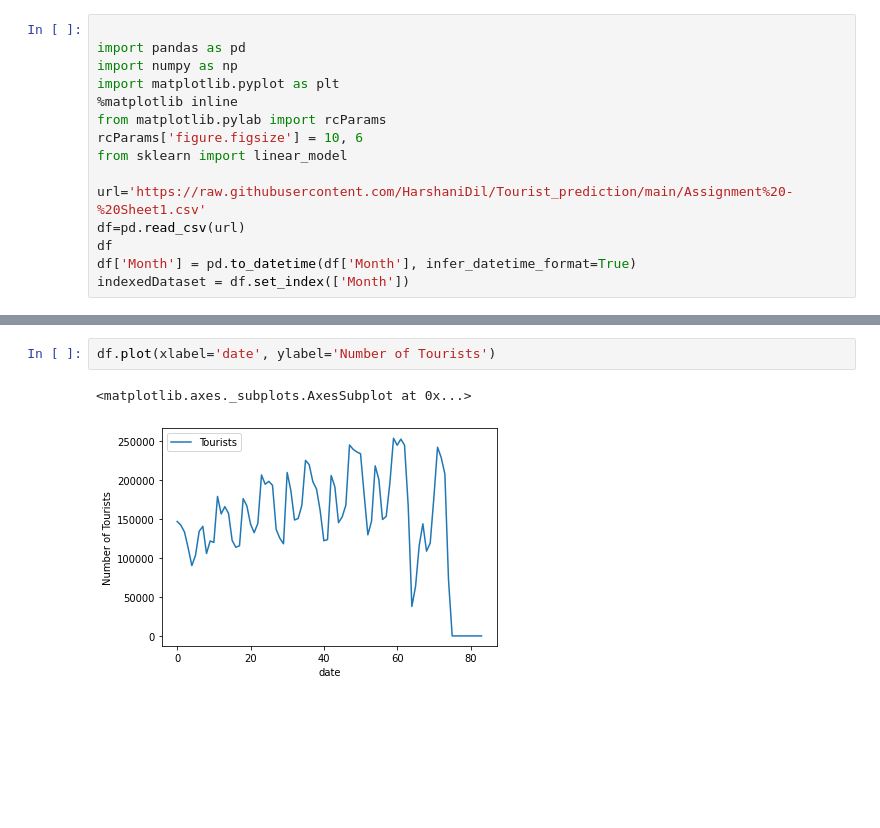
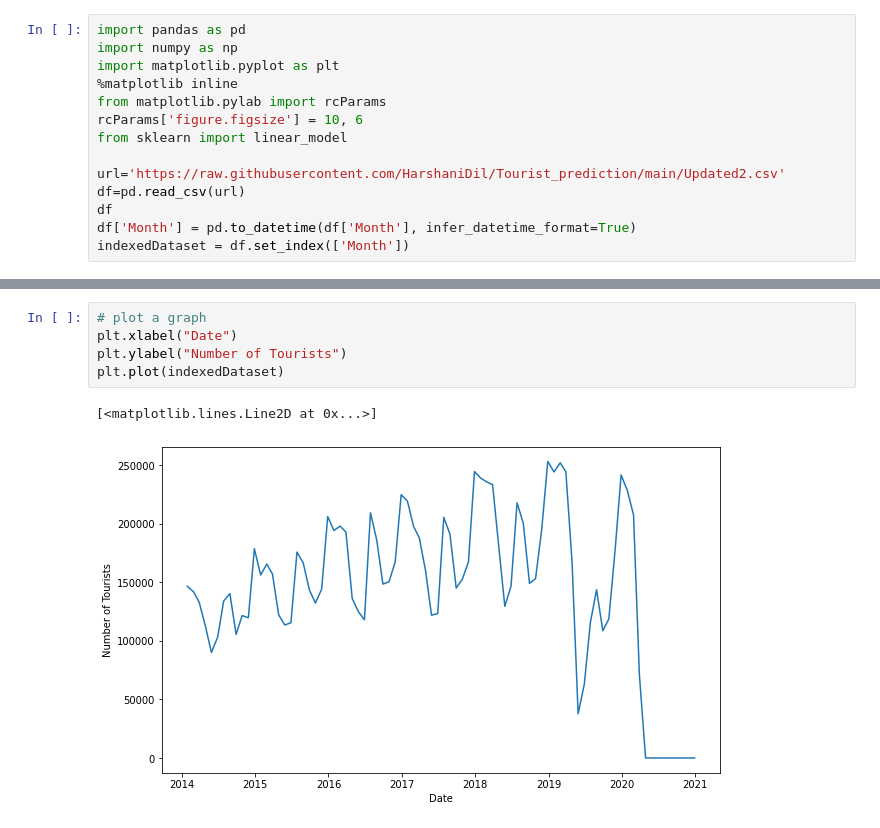
Before and after one commit to HarshaniDil/Tourist_prediction, a Jupyter notebook: NewTourism.ipynb, the cells around one changed output, grey strips where cells are left out. Saved outputs shown, nothing was run; the diff lists cells and outputs as text; blank space fills up the shorter version.

```diff
--- a/NewTourism.ipynb
+++ b/NewTourism.ipynb
@@ -1,7 +1,6 @@
 # %% [markdown]
 <a href="https://colab.research.google.com/github/HarshaniDil/Tourist_prediction/blob/main/NewTourism.ipynb" target="_parent"><img src="https://colab.research.google.com/assets/colab-badge.svg" alt="Open In Colab"/></a>
 # %%
-
 import pandas as pd
 import numpy as np
 import matplotlib.pyplot as plt
@@ -10,7 +9,7 @@ from matplotlib.pylab import rcParams
 rcParams['figure.figsize'] = 10, 6
 from sklearn import linear_model
 
-url='https://raw.githubusercontent.com/HarshaniDil/Tourist_prediction/main/Assignment%20-%20Sheet1.csv'
+url='https://raw.githubusercontent.com/HarshaniDil/Tourist_prediction/main/Updated2.csv'
 df=pd.read_csv(url)
 df
 df['Month'] = pd.to_datetime(df['Month'], infer_datetime_format=True)
@@ -18,5 +41,8 @@ indexedDataset = df.set_index(['Month'])
 # %%
-df.plot(xlabel='date', ylabel='Number of Tourists')
+# plot a graph
+plt.xlabel("Date")
+plt.ylabel("Number of Tourists")
+plt.plot(indexedDataset)
 # %% [output]
-<matplotlib.axes._subplots.AxesSubplot at 0x...>
+[<matplotlib.lines.Line2D at 0x...>]
-[figure, old version]
+[figure, new version]
```
Also changed, not shown: parts of 18 cells of this notebook.
